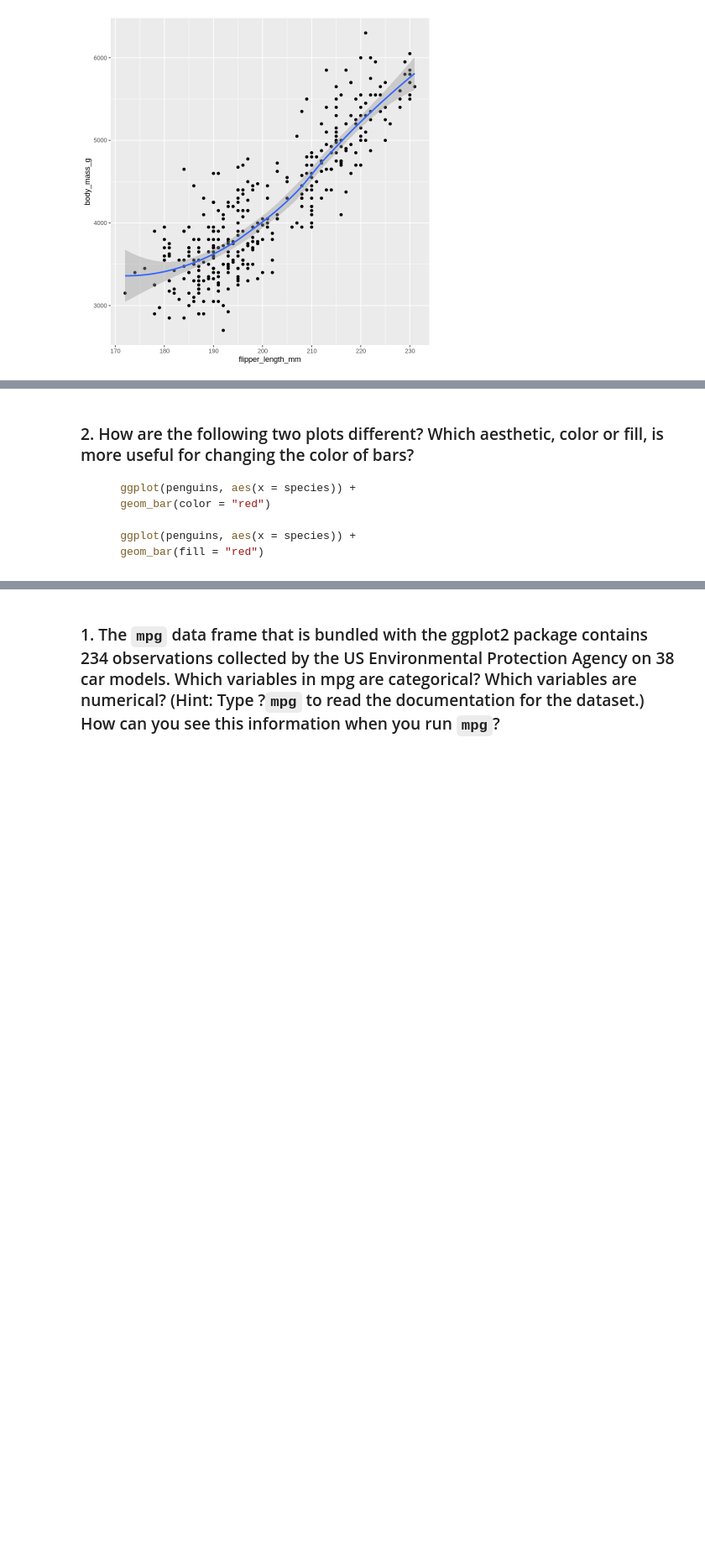
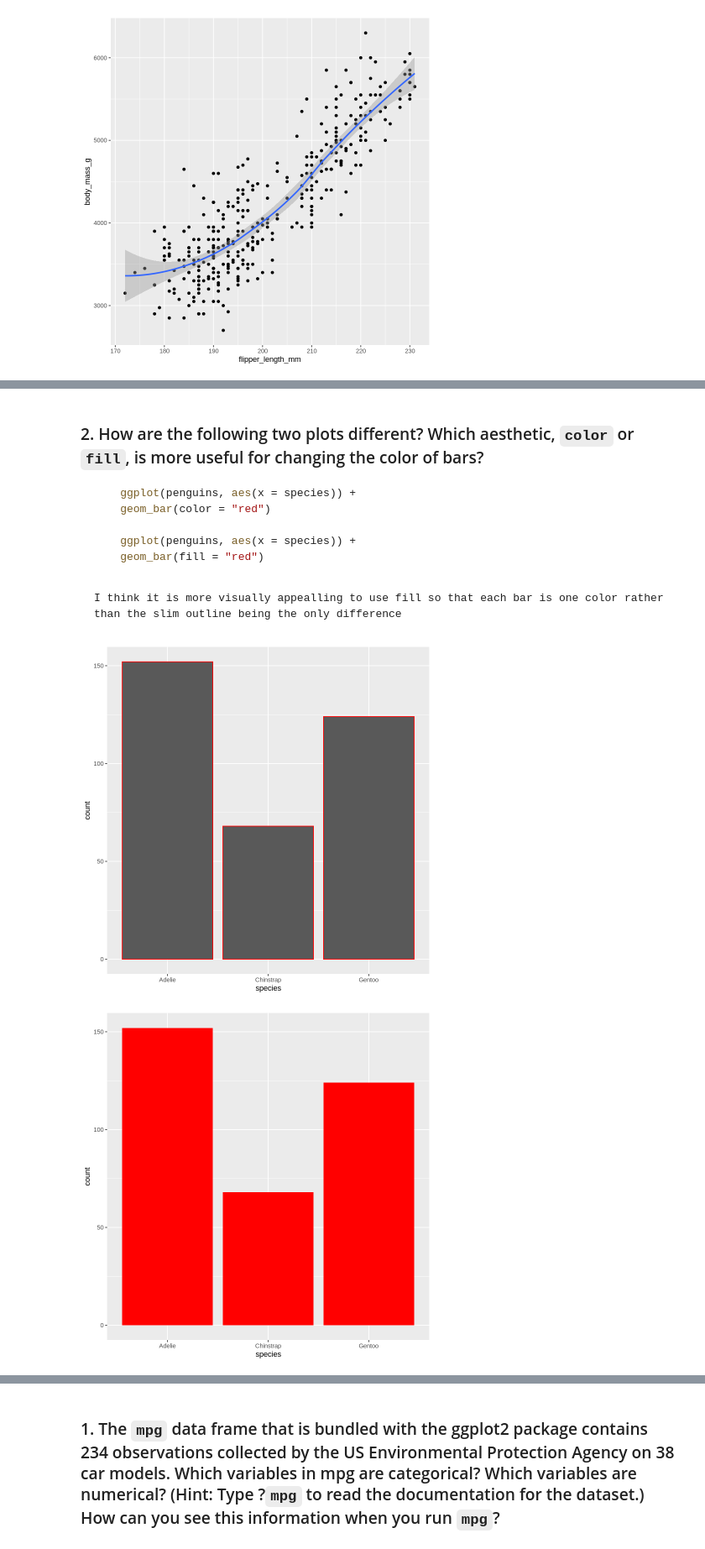
Before and after one commit to Mccallke0364/Learning-R, a Jupyter notebook: Week_1.ipynb, the cells around one changed output, grey strips where cells are left out. Shown at 84% size. Cells and saved outputs as stored; diff of their text form; code cells hidden in the pictures; blank space fills up the shorter version.

````diff
--- a/Week_1.ipynb
+++ b/Week_1.ipynb
@@ -313,5 +308,5 @@ Warning message:
 # %% [markdown]
-### 2. How are the following two plots different? Which aesthetic, color or fill, is more useful for changing the color of bars?
+### 2. How are the following two plots different? Which aesthetic, `color` or `fill`, is more useful for changing the color of bars?
 ```r
     ggplot(penguins, aes(x = species)) +
     geom_bar(color = "red")
@@ -319,4 +314,15 @@ Warning message:
     ggplot(penguins, aes(x = species)) +
     geom_bar(fill = "red")
 ```
+# %% [markdown]
+    I think it is more visually appealling to use fill so that each bar is one color rather than the slim outline being the only difference
+# %%
+ggplot(penguins, aes(x = species)) +
+  geom_bar(color = "red")
+
+ggplot(penguins, aes(x = species))+ #, fill= species)) +
+  geom_bar(fill = "red")
+# %% [output]
+[figure, added]
+[figure, added]
 # %% [markdown]
````
Also changed, not shown: parts of 46 cells of this notebook, 3 other files.
